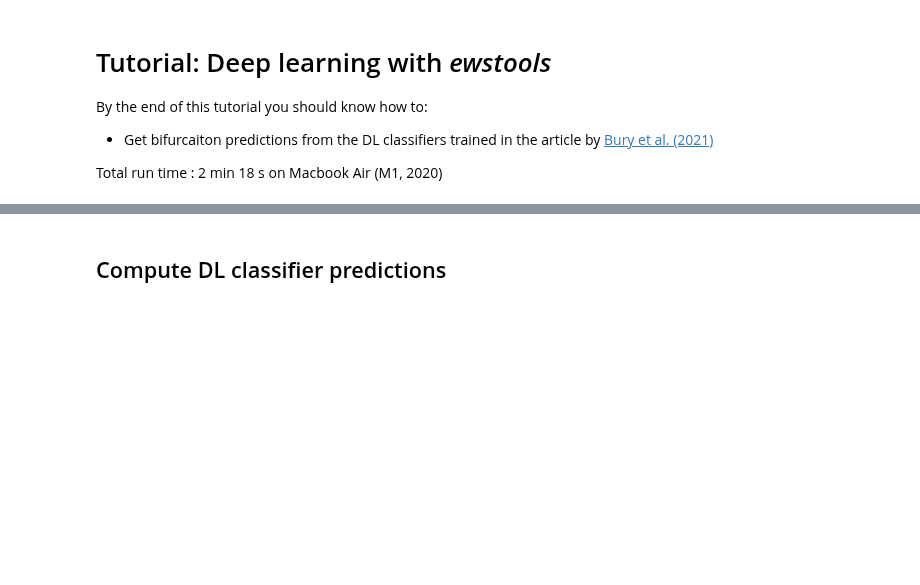
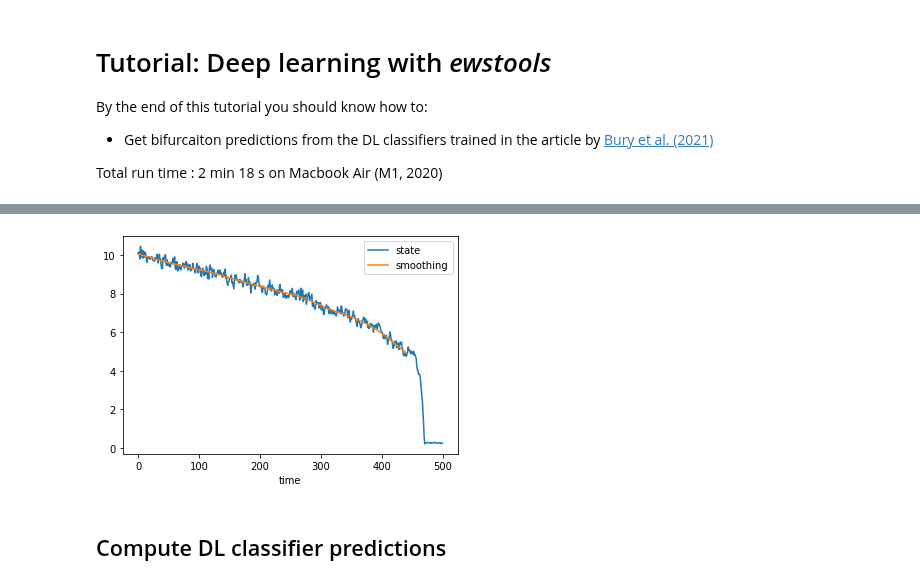
Before and after one commit to ThomasMBury/ewstools, a Jupyter notebook: tutorials/tutorial_deep_learning.ipynb, the cells around one changed output, grey strips where cells are left out. Saved outputs shown, nothing was run; the diff lists cells and outputs as text; code cells hidden in the pictures; blank space fills up the shorter version.

```diff
--- a/tutorials/tutorial_deep_learning.ipynb
+++ b/tutorials/tutorial_deep_learning.ipynb
@@ -26,3 +39,7 @@ from tensorflow.keras.models import load_model
+# %%
+ts.state[['state','smoothing']].plot();
+# %% [output]
+[figure, added]
 # %% [markdown]
 ## Compute DL classifier predictions
 # %% [markdown]
```
Also changed, not shown: parts of 9 cells of this notebook, 1 other file.
